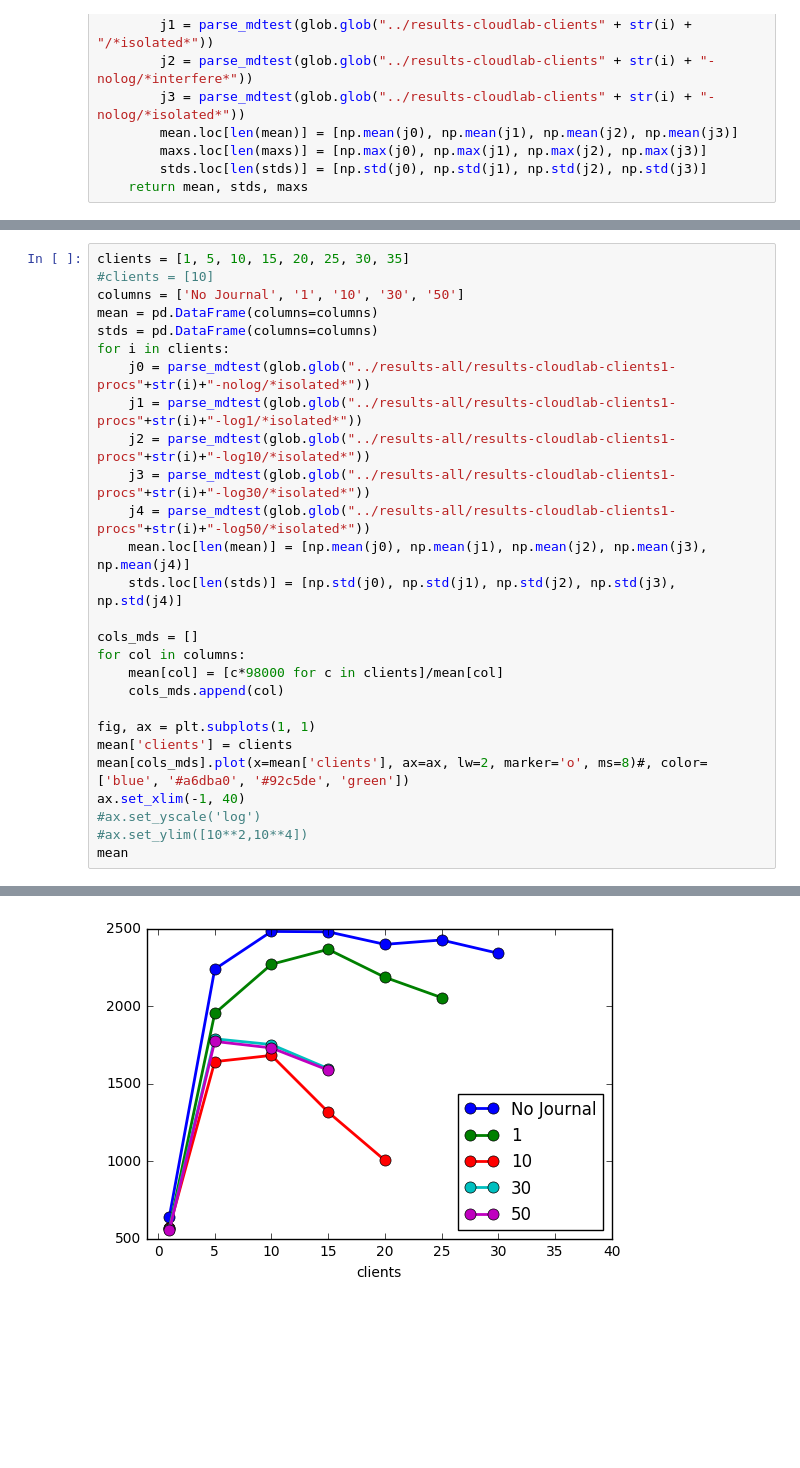
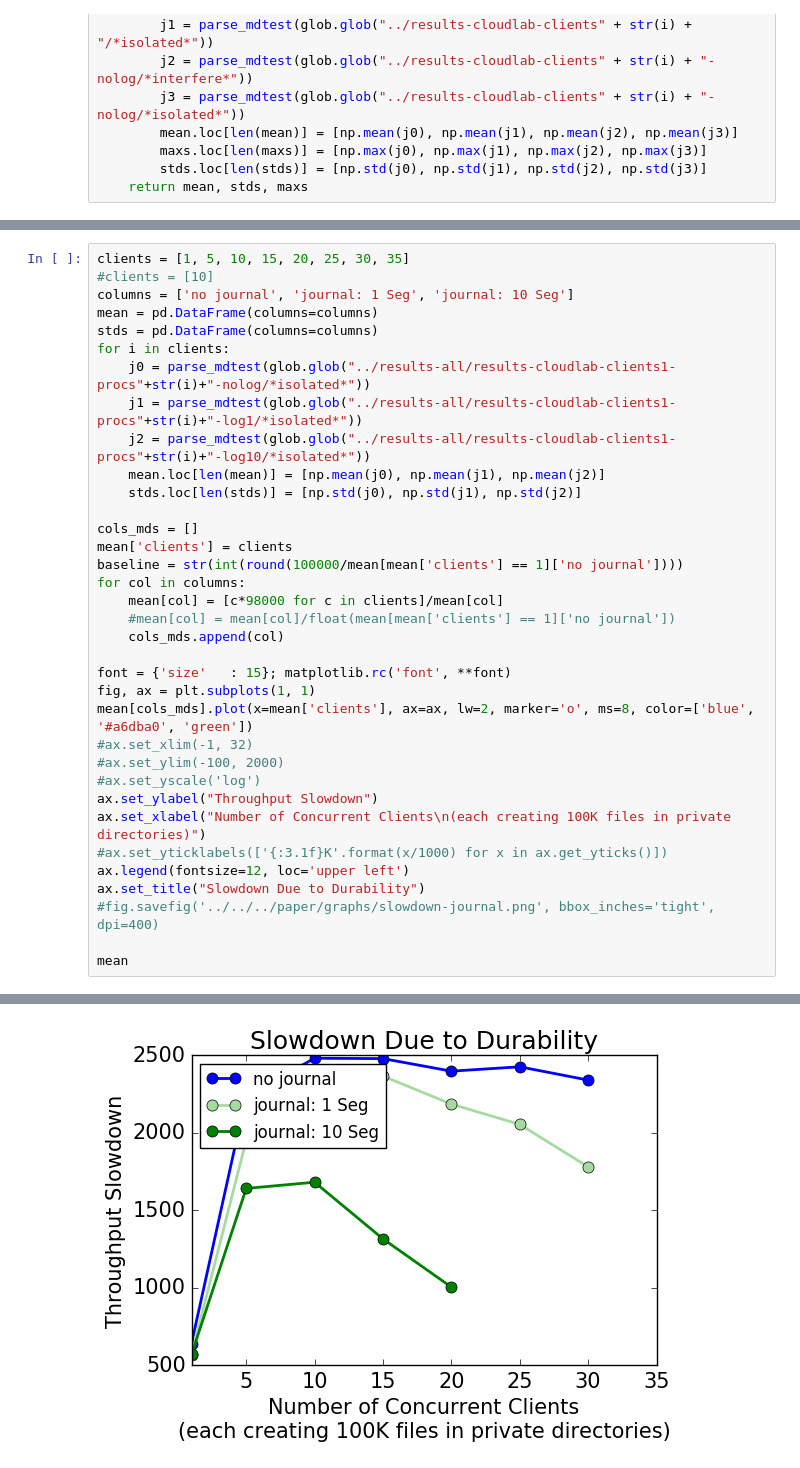
Before and after one commit to michaelsevilla/cudele-popper, a Jupyter notebook: experiments/baseline-creates1/visualize/network.ipynb, the cells around one changed output, grey strips where cells are left out. Cells and saved outputs as stored; diff of their text form; blank space fills up the shorter version.

Commit message:
paper: fix graphs
Signed-off-by: Michael Sevilla <mikesevilla3@gmail.com>

```diff
--- a/experiments/baseline-creates1/visualize/network.ipynb
+++ b/experiments/baseline-creates1/visualize/network.ipynb
@@ -55,28 +180,36 @@ def parse_runs(clients):
 # %%
 clients = [1, 5, 10, 15, 20, 25, 30, 35]
 #clients = [10]
-columns = ['No Journal', '1', '10', '30', '50']
+columns = ['no journal', 'journal: 1 Seg', 'journal: 10 Seg']
 mean = pd.DataFrame(columns=columns)
 stds = pd.DataFrame(columns=columns)
 for i in clients:
     j0 = parse_mdtest(glob.glob("../results-all/results-cloudlab-clients1-procs"+str(i)+"-nolog/*isolated*"))
     j1 = parse_mdtest(glob.glob("../results-all/results-cloudlab-clients1-procs"+str(i)+"-log1/*isolated*"))
     j2 = parse_mdtest(glob.glob("../results-all/results-cloudlab-clients1-procs"+str(i)+"-log10/*isolated*"))
-    j3 = parse_mdtest(glob.glob("../results-all/results-cloudlab-clients1-procs"+str(i)+"-log30/*isolated*"))
-    j4 = parse_mdtest(glob.glob("../results-all/results-cloudlab-clients1-procs"+str(i)+"-log50/*isolated*"))
-    mean.loc[len(mean)] = [np.mean(j0), np.mean(j1), np.mean(j2), np.mean(j3), np.mean(j4)]
-    stds.loc[len(stds)] = [np.std(j0), np.std(j1), np.std(j2), np.std(j3), np.std(j4)]
+    mean.loc[len(mean)] = [np.mean(j0), np.mean(j1), np.mean(j2)]
+    stds.loc[len(stds)] = [np.std(j0), np.std(j1), np.std(j2)]
 
 cols_mds = []
+mean['clients'] = clients
+baseline = str(int(round(100000/mean[mean['clients'] == 1]['no journal'])))
 for col in columns:
     mean[col] = [c*98000 for c in clients]/mean[col]
+    #mean[col] = mean[col]/float(mean[mean['clients'] == 1]['no journal'])
     cols_mds.append(col)
 
+font = {'size'   : 15}; matplotlib.rc('font', **font)
 fig, ax = plt.subplots(1, 1)
-mean['clients'] = clients
-mean[cols_mds].plot(x=mean['clients'], ax=ax, lw=2, marker='o', ms=8)#, color=['blue', '#a6dba0', '#92c5de', 'green'])
-ax.set_xlim(-1, 40)
+mean[cols_mds].plot(x=mean['clients'], ax=ax, lw=2, marker='o', ms=8, color=['blue', '#a6dba0', 'green'])
+#ax.set_xlim(-1, 32)
+#ax.set_ylim(-100, 2000)
 #ax.set_yscale('log')
-#ax.set_ylim([10**2,10**4])
+ax.set_ylabel("Throughput Slowdown")
+ax.set_xlabel("Number of Concurrent Clients\n(each creating 100K files in private directories)")
+#ax.set_yticklabels(['{:3.1f}K'.format(x/1000) for x in ax.get_yticks()])
+ax.legend(fontsize=12, loc='upper left')
+ax.set_title("Slowdown Due to Durability")
+#fig.savefig('../../../paper/graphs/slowdown-journal.png', bbox_inches='tight', dpi=400)
+
 mean
 # %% [output]
@@ -92,4 +225,4 @@ mean
-[figure, old version]
+[figure, new version]
 # %%
 fig, ax = plt.subplots(1, 1)
 def network(ax, dirname):
```
Also changed, not shown: parts of 6 cells of this notebook, 14 other files.
